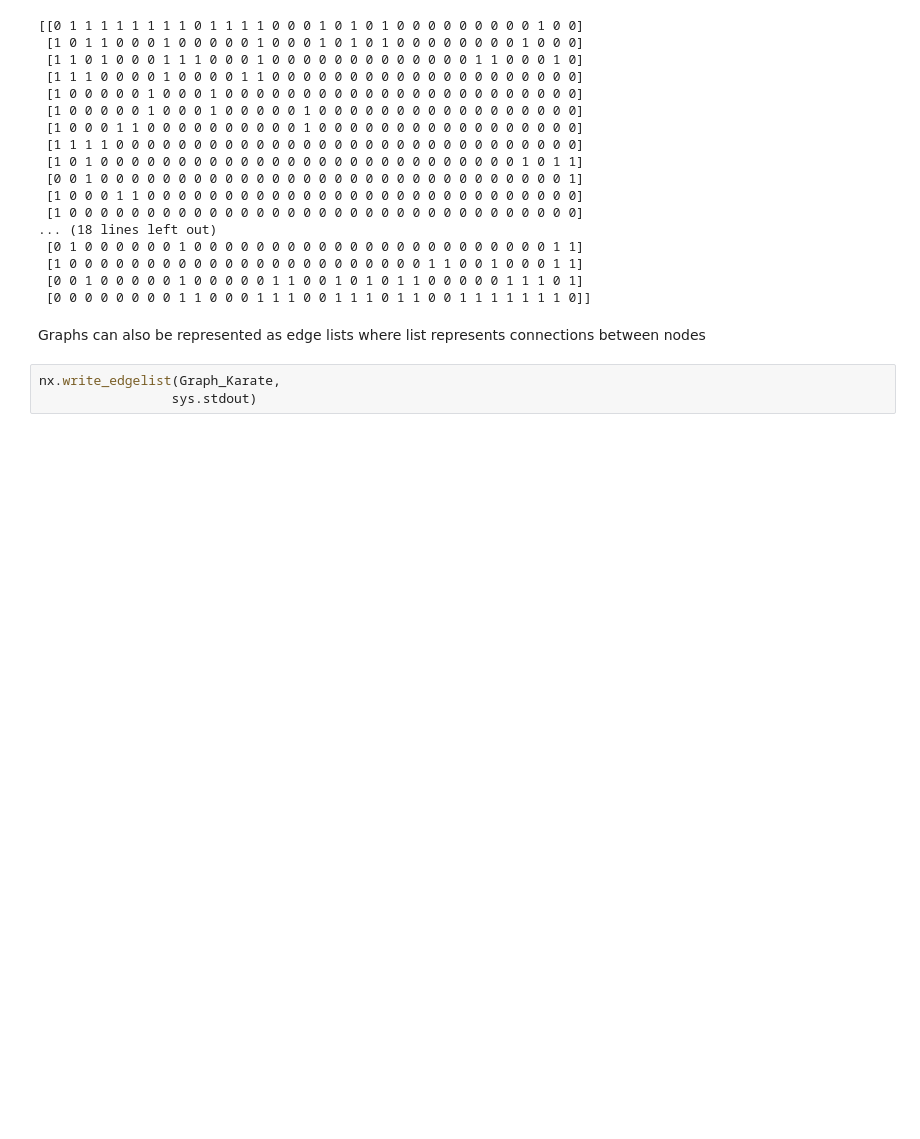
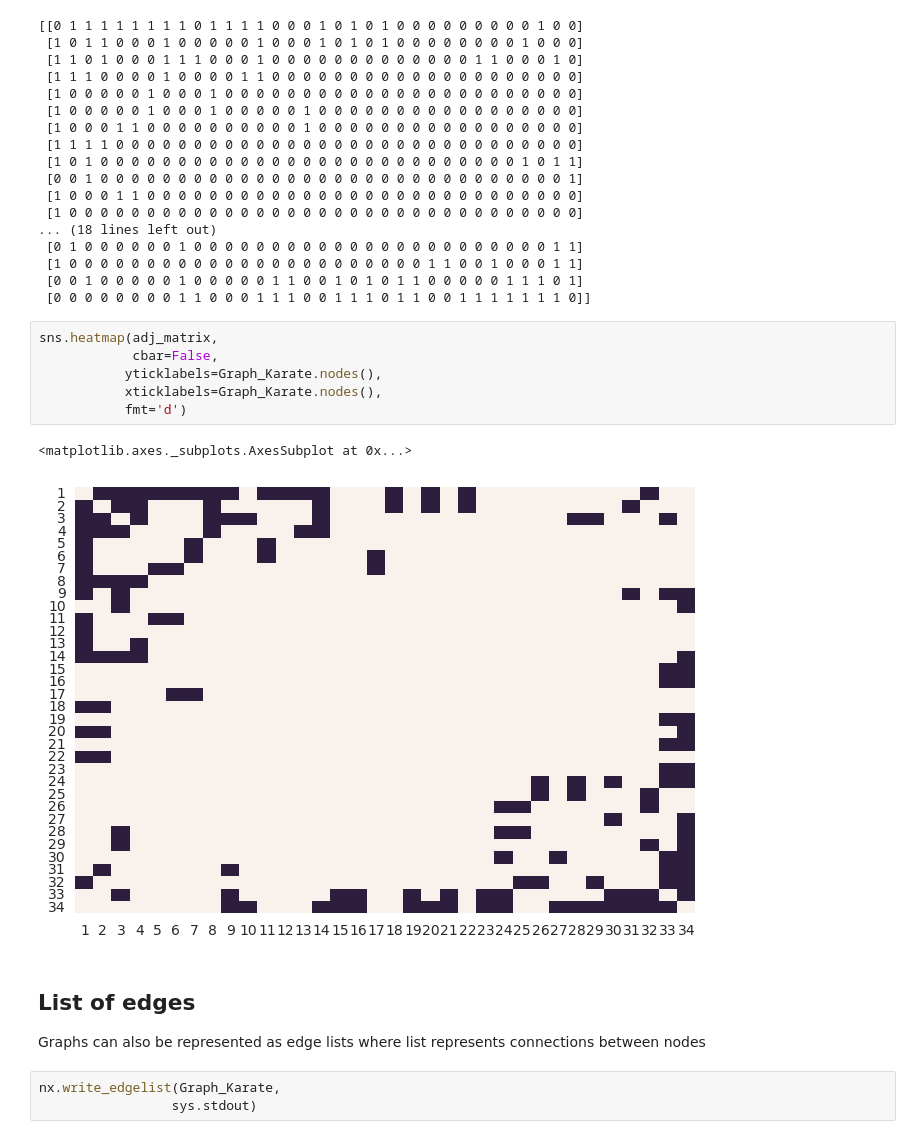
Before and after one commit to dssg/hitchhikers-guide, a Jupyter notebook: tech-tutorials/network/Introduction_to_Networks.ipynb, the cells around one changed output. Cells and saved outputs as stored; diff of their text form; blank space fills up the shorter version.

```diff
--- a/tech-tutorials/network/Introduction_to_Networks.ipynb
+++ b/tech-tutorials/network/Introduction_to_Networks.ipynb
@@ -88,7 +78,17 @@ print(adj_matrix)
  [1 0 0 0 0 0 0 0 0 0 0 0 0 0 0 0 0 0 0 0 0 0 0 0 1 1 0 0 1 0 0 0 1 1]
  [0 0 1 0 0 0 0 0 1 0 0 0 0 0 1 1 0 0 1 0 1 0 1 1 0 0 0 0 0 1 1 1 0 1]
  [0 0 0 0 0 0 0 0 1 1 0 0 0 1 1 1 0 0 1 1 1 0 1 1 0 0 1 1 1 1 1 1 1 0]]
+# %%
+sns.heatmap(adj_matrix,
+            cbar=False,
+           yticklabels=Graph_Karate.nodes(),
+           xticklabels=Graph_Karate.nodes(),
+           fmt='d')
+# %% [output]
+<matplotlib.axes._subplots.AxesSubplot at 0x...>
+[figure, added]
 # %% [markdown]
+## List of edges
 Graphs can also be represented as edge lists where list represents connections between nodes
 # %%
 nx.write_edgelist(Graph_Karate,
```
Also changed, not shown: parts of 35 cells of this notebook.
